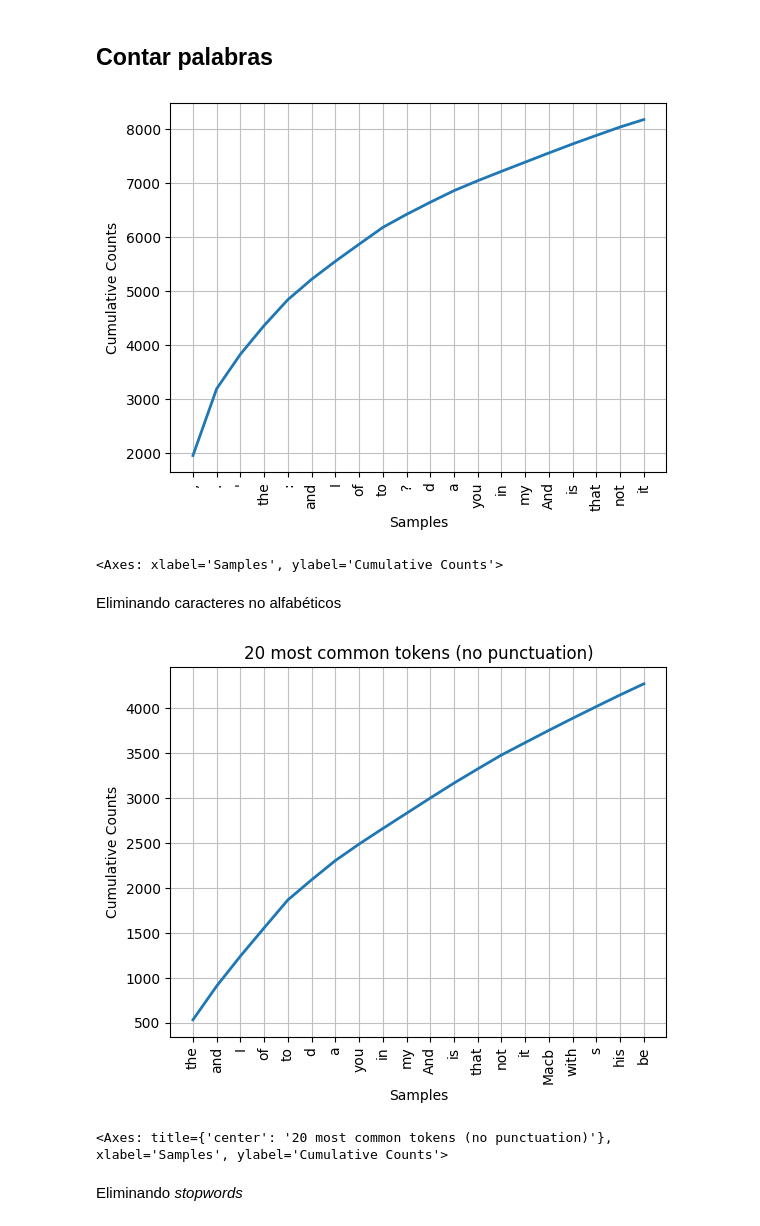
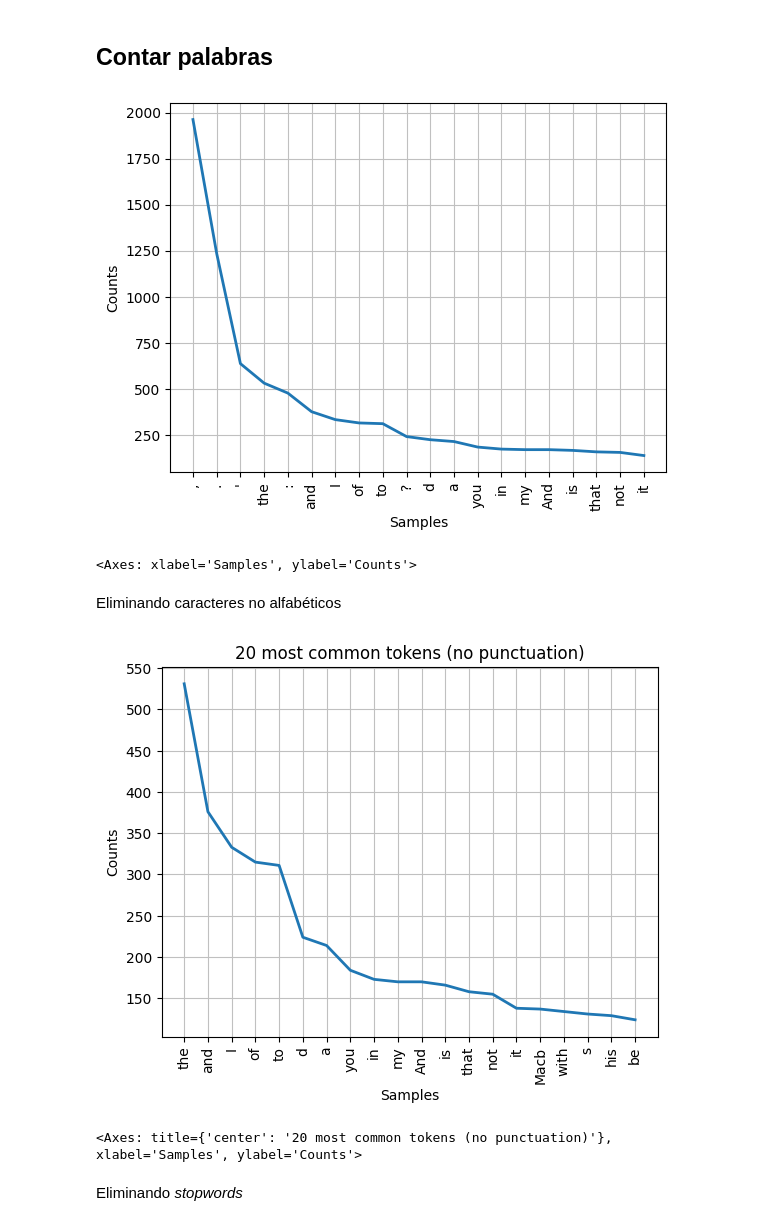
Before and after one commit to fvillena/dcc-ia-nlp, a Jupyter notebook: tutoriales/tutorial2.ipynb, the cells around one changed output. Drawn from its saved outputs; the diff is of its cells as text; code cells hidden in the pictures.

```diff
--- a/tutoriales/tutorial2.ipynb
+++ b/tutoriales/tutorial2.ipynb
@@ -507,18 +598,18 @@ macbeth.dispersion_plot(["Macbeth", "King", "Lady"])
 ## Contar palabras
 # %%
 fdist = nltk.FreqDist(macbeth)
-fdist.plot(20, cumulative=True)
+fdist.plot(20, cumulative=False)
 # %% [output]
-[figure, old version]
+[figure, new version]
-<Axes: xlabel='Samples', ylabel='Cumulative Counts'>
+<Axes: xlabel='Samples', ylabel='Counts'>
 # %% [markdown]
 Eliminando caracteres no alfabéticos
 # %%
 fdist_no_punc = nltk.FreqDist(dict((word, freq) for word, freq in fdist.items() if word.isalpha()))
-fdist_no_punc.plot(20, cumulative=True, title="20 most common tokens (no punctuation)")
+fdist_no_punc.plot(20, cumulative=False, title="20 most common tokens (no punctuation)")
 # %% [output]
-[figure, old version]
+[figure, new version]
-<Axes: title={'center': '20 most common tokens (no punctuation)'}, xlabel='Samples', ylabel='Cumulative Counts'>
+<Axes: title={'center': '20 most common tokens (no punctuation)'}, xlabel='Samples', ylabel='Counts'>
 # %% [markdown]
 Eliminando _stopwords_
 # %%
```
Also changed, not shown: parts of 23 cells of this notebook, 3 other files.
